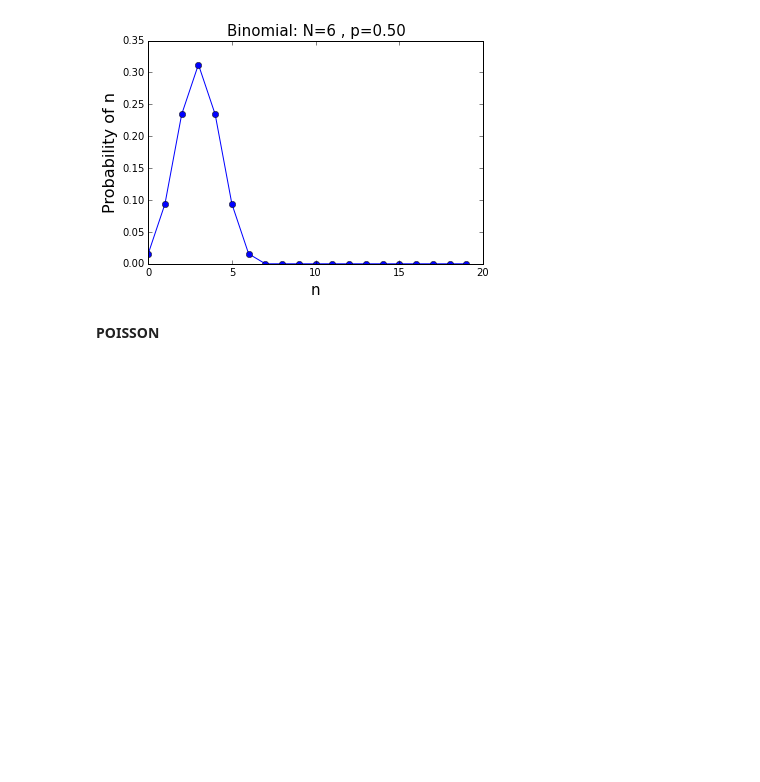
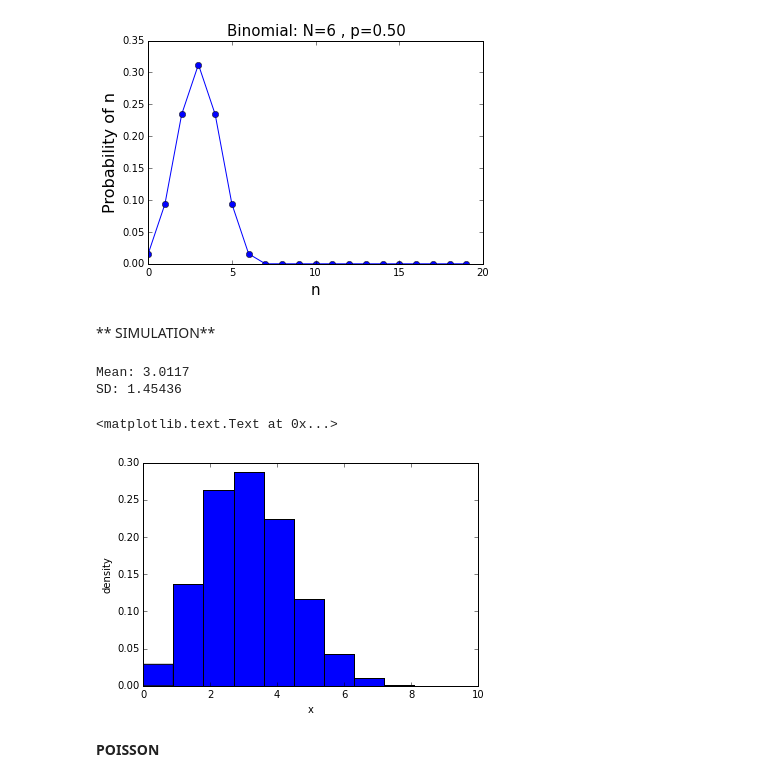
Before and after one commit to borjaeg/nlp_tests, a Jupyter notebook: Distributions.ipynb, the cells around one changed output. Saved outputs shown, nothing was run; the diff lists cells and outputs as text; code cells hidden in the pictures; blank space fills up the shorter version.

Commit message:
binomial simulation added

```diff
--- a/Distributions.ipynb
+++ b/Distributions.ipynb
@@ -24,6 +24,20 @@ plt.ylabel('Probability of n', fontsize = 16)
 # %% [output]
 <matplotlib.text.Text at 0x...>
 [figure]
+# %% [markdown]
+** SIMULATION**
+# %%
+binom_sim = stats.binom.rvs( n = 10, p = 0.3, size = 10000)
+print "Mean: %g" % np.mean(binom_sim)
+print "SD: %g" % np.std(binom_sim, ddof=1)
+plt.hist(binom_sim, bins = 10, normed = True)
+plt.xlabel("x")
+plt.ylabel("density")
+# %% [output]
+Mean: 3.0117
+SD: 1.45436
+<matplotlib.text.Text at 0x...>
+[figure, added]
 # %% [markdown]
 **POISSON**
 # %%
```
